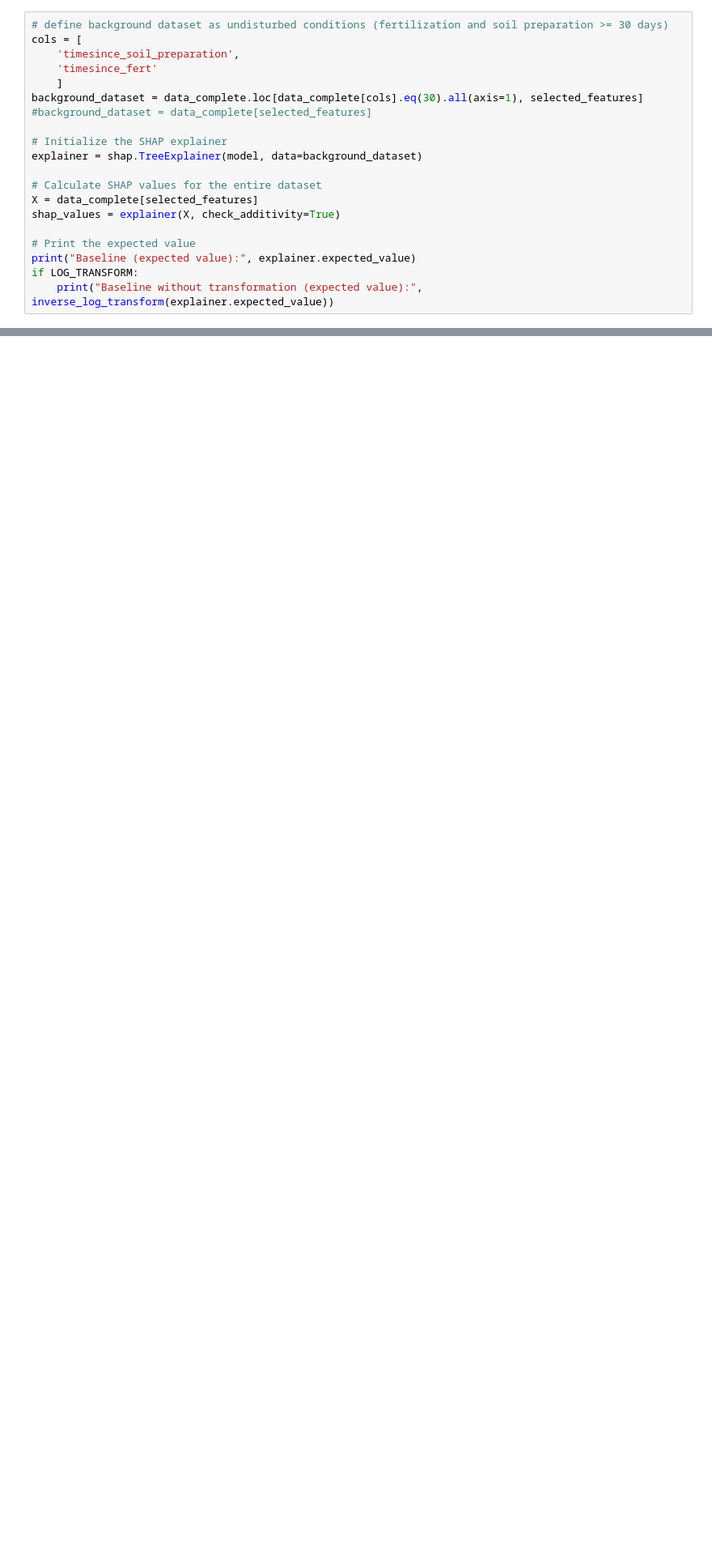
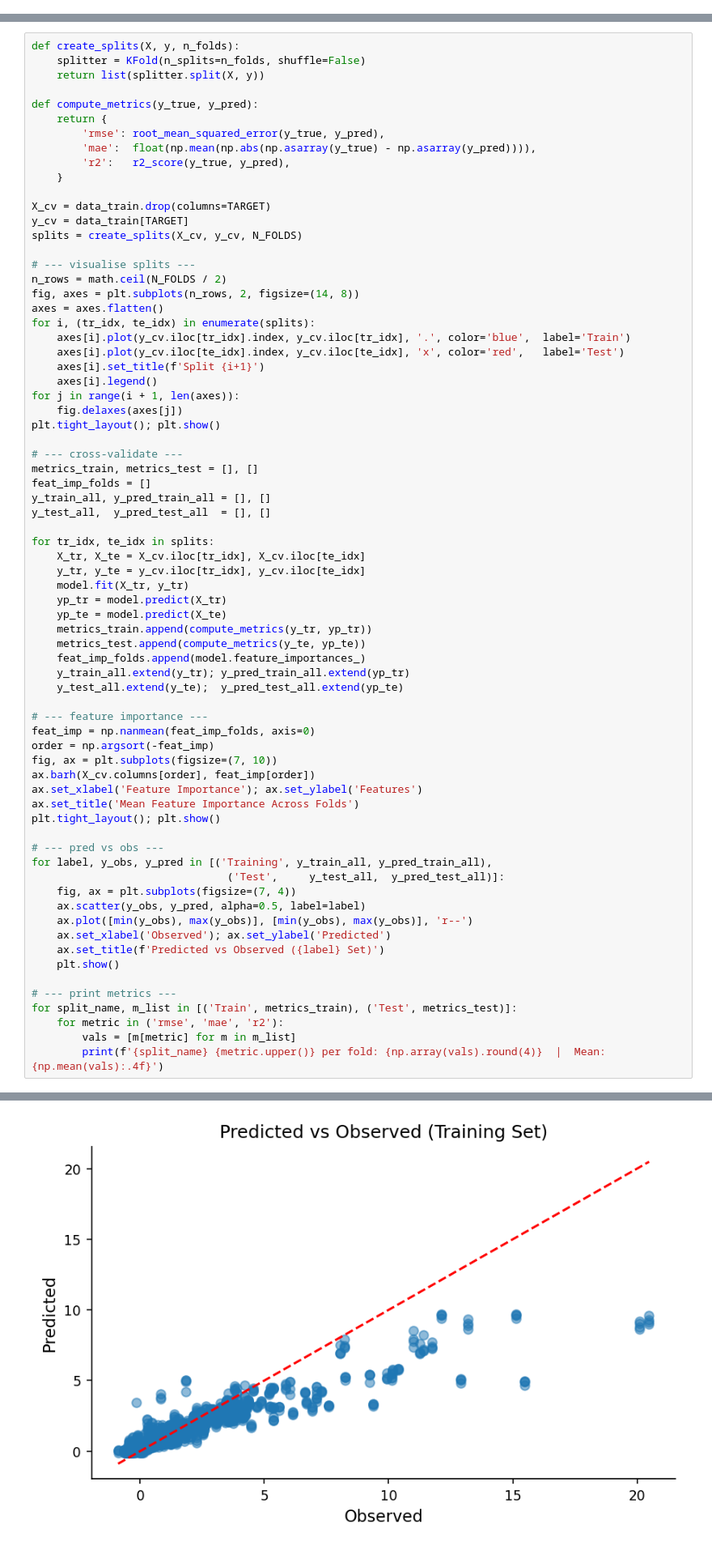
Before and after one commit to fabioturc/n2o-wheat-drivers-sources, a Jupyter notebook: notebooks/DRIVERS_10_shap_analysis.ipynb, the cells around one changed output, grey strips where cells are left out. Shown at 81% size. Drawn from its saved outputs; the diff is of its cells as text; blank space fills up the shorter version.

```diff
--- a/notebooks/DRIVERS_10_shap_analysis.ipynb
+++ b/notebooks/DRIVERS_10_shap_analysis.ipynb
@@ -481,20 +72,0 @@ Root Mean Squared Error (Entire dataset): 0.9976
-# %%
-# define background dataset as undisturbed conditions (fertilization and soil preparation >= 30 days)
-cols = [
-    'timesince_soil_preparation',
-    'timesince_fert'
-    ]
-background_dataset = data_complete.loc[data_complete[cols].eq(30).all(axis=1), selected_features]
-#background_dataset = data_complete[selected_features]
-
-# Initialize the SHAP explainer
-explainer = shap.TreeExplainer(model, data=background_dataset)
-
-# Calculate SHAP values for the entire dataset
-X = data_complete[selected_features]
-shap_values = explainer(X, check_additivity=True)
-
-# Print the expected value
-print("Baseline (expected value):", explainer.expected_value)
-if LOG_TRANSFORM:
-    print("Baseline without transformation (expected value):", inverse_log_transform(explainer.expected_value))
@@ -1101,0 +73,72 @@ plt.show()
+# %%
+def create_splits(X, y, n_folds):
+    splitter = KFold(n_splits=n_folds, shuffle=False)
+    return list(splitter.split(X, y))
+
+def compute_metrics(y_true, y_pred):
+    return {
+        'rmse': root_mean_squared_error(y_true, y_pred),
+        'mae':  float(np.mean(np.abs(np.asarray(y_true) - np.asarray(y_pred)))),
+        'r2':   r2_score(y_true, y_pred),
+    }
+
+X_cv = data_train.drop(columns=TARGET)
+y_cv = data_train[TARGET]
+splits = create_splits(X_cv, y_cv, N_FOLDS)
+
+# --- visualise splits ---
+n_rows = math.ceil(N_FOLDS / 2)
+fig, axes = plt.subplots(n_rows, 2, figsize=(14, 8))
+axes = axes.flatten()
+for i, (tr_idx, te_idx) in enumerate(splits):
+    axes[i].plot(y_cv.iloc[tr_idx].index, y_cv.iloc[tr_idx], '.', color='blue',  label='Train')
+    axes[i].plot(y_cv.iloc[te_idx].index, y_cv.iloc[te_idx], 'x', color='red',   label='Test')
+    axes[i].set_title(f'Split {i+1}')
+    axes[i].legend()
+for j in range(i + 1, len(axes)):
+    fig.delaxes(axes[j])
+plt.tight_layout(); plt.show()
+
+# --- cross-validate ---
+metrics_train, metrics_test = [], []
+feat_imp_folds = []
+y_train_all, y_pred_train_all = [], []
+y_test_all,  y_pred_test_all  = [], []
+
+for tr_idx, te_idx in splits:
+    X_tr, X_te = X_cv.iloc[tr_idx], X_cv.iloc[te_idx]
+    y_tr, y_te = y_cv.iloc[tr_idx], y_cv.iloc[te_idx]
+    model.fit(X_tr, y_tr)
+    yp_tr = model.predict(X_tr)
+    yp_te = model.predict(X_te)
+    metrics_train.append(compute_metrics(y_tr, yp_tr))
+    metrics_test.append(compute_metrics(y_te, yp_te))
+    feat_imp_folds.append(model.feature_importances_)
+    y_train_all.extend(y_tr); y_pred_train_all.extend(yp_tr)
+    y_test_all.extend(y_te);  y_pred_test_all.extend(yp_te)
+
+# --- feature importance ---
+feat_imp = np.nanmean(feat_imp_folds, axis=0)
+order = np.argsort(-feat_imp)
+fig, ax = plt.subplots(figsize=(7, 10))
+ax.barh(X_cv.columns[order], feat_imp[order])
+ax.set_xlabel('Feature Importance'); ax.set_ylabel('Features')
+ax.set_title('Mean Feature Importance Across Folds')
+plt.tight_layout(); plt.show()
+
+# --- pred vs obs ---
+for label, y_obs, y_pred in [('Training', y_train_all, y_pred_train_all),
+                               ('Test',     y_test_all,  y_pred_test_all)]:
+    fig, ax = plt.subplots(figsize=(7, 4))
+    ax.scatter(y_obs, y_pred, alpha=0.5, label=label)
+    ax.plot([min(y_obs), max(y_obs)], [min(y_obs), max(y_obs)], 'r--')
+    ax.set_xlabel('Observed'); ax.set_ylabel('Predicted')
+    ax.set_title(f'Predicted vs Observed ({label} Set)')
+    plt.show()
+
+# --- print metrics ---
+for split_name, m_list in [('Train', metrics_train), ('Test', metrics_test)]:
+    for metric in ('rmse', 'mae', 'r2'):
+        vals = [m[metric] for m in m_list]
+        print(f'{split_name} {metric.upper()} per fold: {np.array(vals).round(4)}  |  Mean: {np.mean(vals):.4f}')
+# %% [output]
@@ -1101,0 +147 @@ plt.show()
+[figure, added]
```
Also changed, not shown: parts of 85 cells of this notebook, 5 other files.
